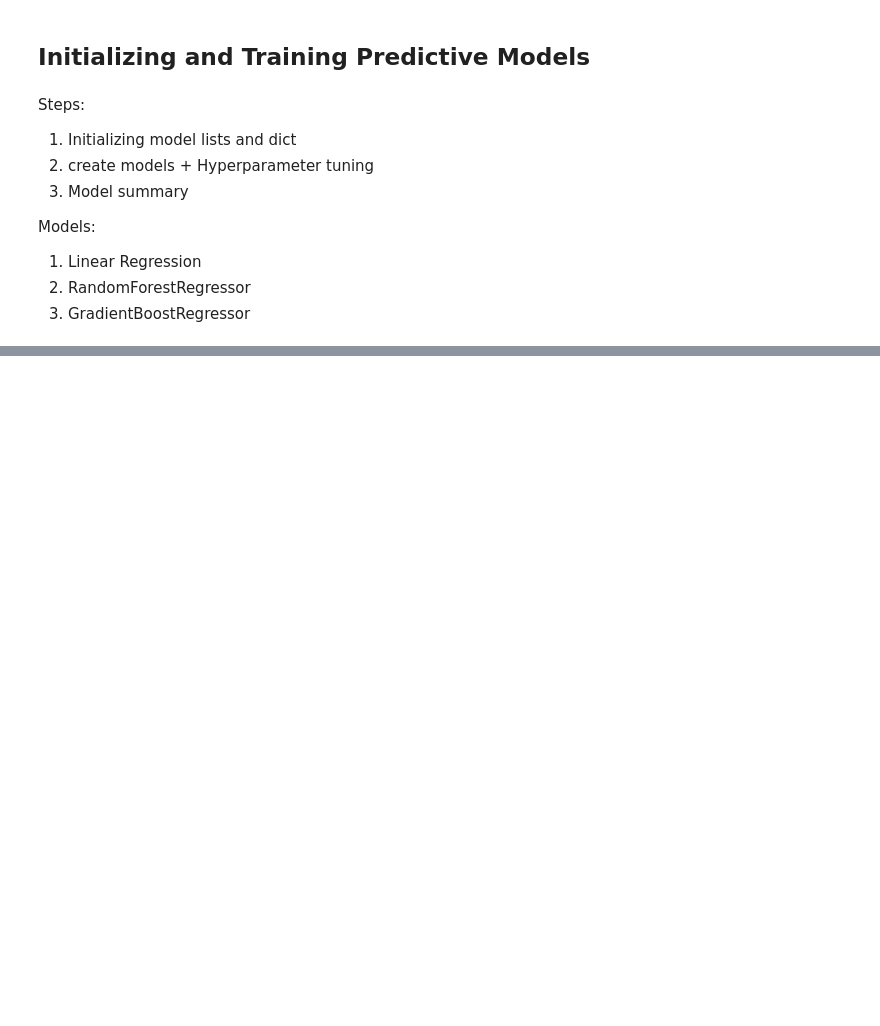
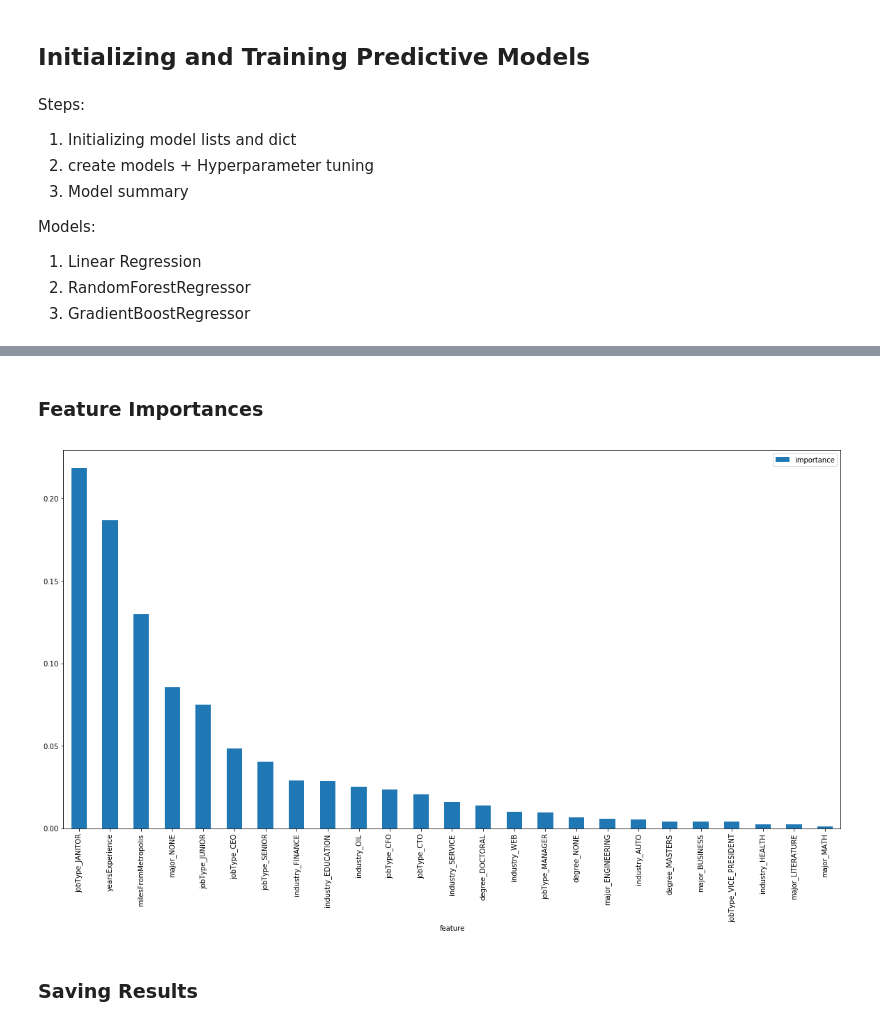
Before and after one commit to ali-javaid93/Salaries-Prediction-Portfolio-Project, a Jupyter notebook: Salaries Prediction Project - Predictive Modelling.ipynb, the cells around one changed output, grey strips where cells are left out. Saved outputs shown, nothing was run; the diff lists cells and outputs as text; code cells hidden in the pictures; blank space fills up the shorter version.

Commit message:
Add predictive modeling files

```diff
--- a/Salaries Prediction Project - Predictive Modelling.ipynb
+++ b/Salaries Prediction Project - Predictive Modelling.ipynb
@@ -119,0 +124,11 @@ We saw the lowest Average Mean Squared Error with Gradient Boost Regressor Model
+# %%
+#selecting Gradient Boost as the preferred model
+model = min(mean_mse, key=mean_mse.get)
+
+#train model on entire dataset
+model.fit(feature_df, target_df)
+
+#predictions for test df
+predictions = model.predict(test_df)
+
+print('\nPredictions calculated using Gradient Boost Regressor.')
@@ -119,0 +153,18 @@ We saw the lowest Average Mean Squared Error with Gradient Boost Regressor Model
+# %% [markdown]
+### Feature Importances
+# %%
+#Saving feature importances
+importances = model.feature_importances_
+
+feature_importances = pd.DataFrame({'feature':feature_df.columns, 'importance':importances})
+feature_importances.sort_values(by='importance', ascending=False, inplace=True)
+#set index to 'feature'
+feature_importances.set_index('feature', inplace=True, drop=True)
+# %%
+#visualizing Feature Importances
+feature_importances[0:25].plot.bar(figsize=(20,10))
+plt.show()
+# %% [output]
+[figure, added]
+# %% [markdown]
+### Saving Results
```
Also changed, not shown: parts of 7 cells of this notebook, 3 other files.
